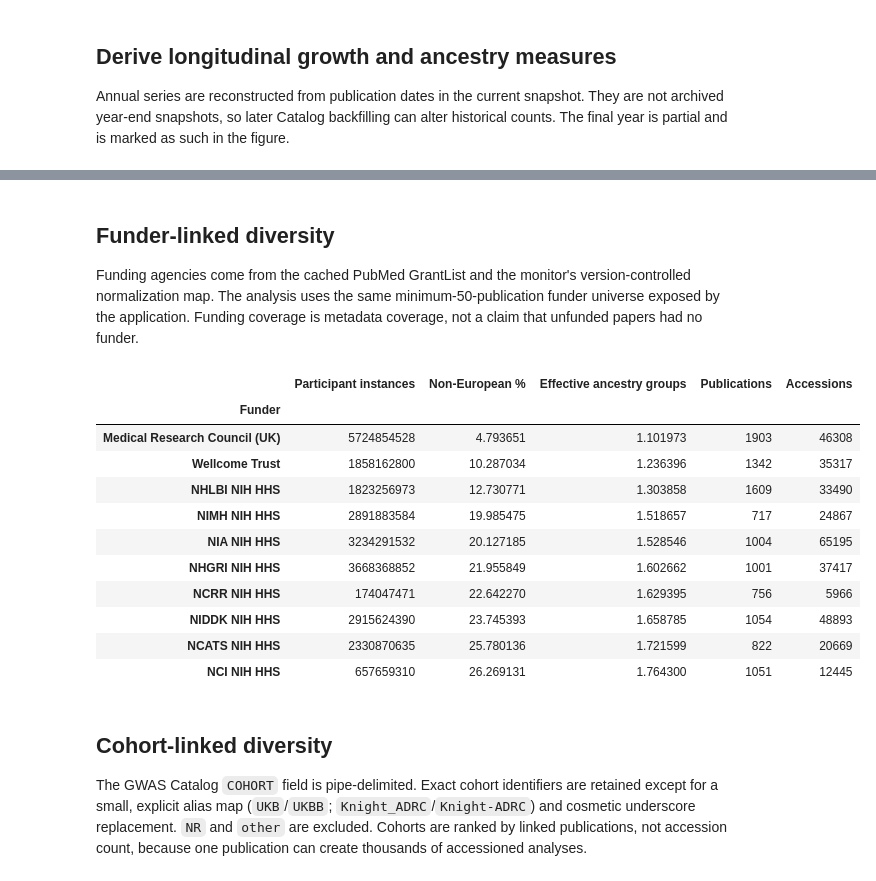
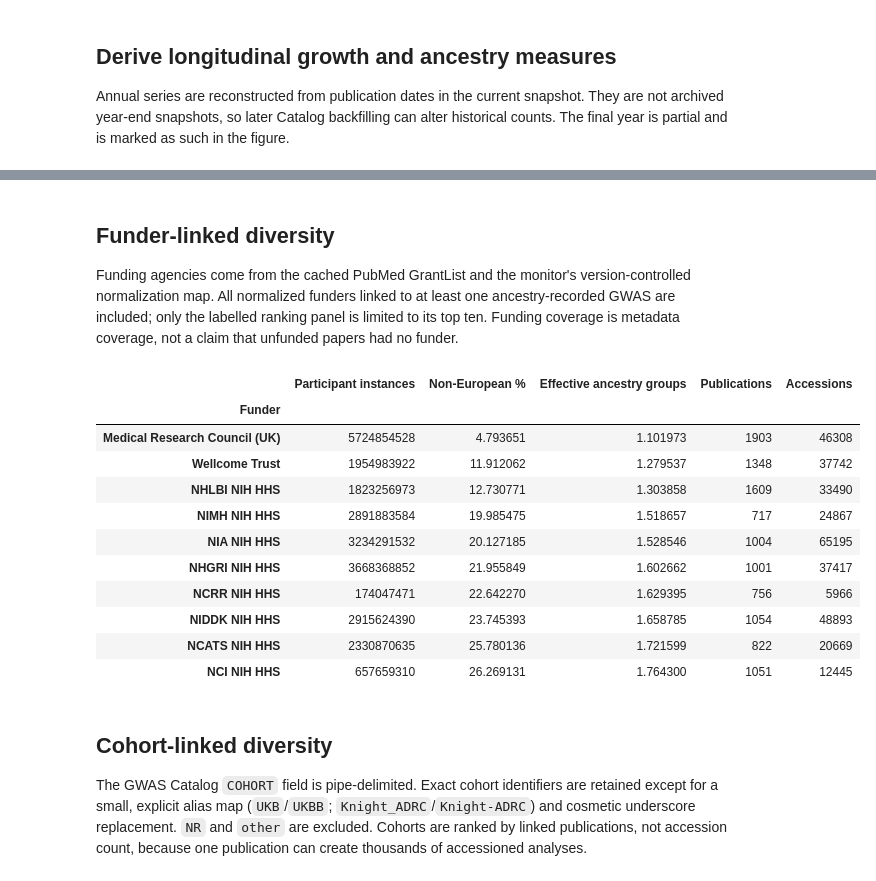
Before and after one commit to OxfordDemSci/gwasdiversitymonitor, a Jupyter notebook: static_figure/gwas_growth_diversity_figure.ipynb, the cells around one changed output, grey strips where cells are left out. Saved outputs shown, nothing was run; the diff lists cells and outputs as text; code cells hidden in the pictures.

```diff
--- a/static_figure/gwas_growth_diversity_figure.ipynb
+++ b/static_figure/gwas_growth_diversity_figure.ipynb
@@ -287,27 +290,21 @@ annual.tail(8)
 # %% [markdown]
 ## Funder-linked diversity
 
-Funding agencies come from the cached PubMed GrantList and the monitor's version-controlled normalization map. The analysis uses the same minimum-50-publication funder universe exposed by the application. Funding coverage is metadata coverage, not a claim that unfunded papers had no funder.
+Funding agencies come from the cached PubMed GrantList and the monitor's version-controlled normalization map. All normalized funders linked to at least one ancestry-recorded GWAS are included; only the labelled ranking panel is limited to its top ten. Funding coverage is metadata coverage, not a claim that unfunded papers had no funder.
 # %%
 with open(REPO_ROOT / "data/funders/pubmed_grants.json", encoding="utf-8") as source:
     grant_cache = json.load(source)
-with open(REPO_ROOT / "data/funders/index.json", encoding="utf-8") as source:
-    funder_index = json.load(source)
-
 cleaner = funder_pipeline.load_funder_cleaner(
     REPO_ROOT / "data/funders/funder_cleaner.json"
 )
 funding_by_publication = funder_pipeline.funding_names_by_publication(
     grant_cache, cleaner
 )
-visible_funders = [entry["name"] for entry in funder_index["funders"]]
-visible_funder_set = set(visible_funders)
 funding_long = pd.DataFrame(
     [
         (pmid, funder)
         for pmid, funders in funding_by_publication.items()
         for funder in funders
-        if funder in visible_funder_set
     ],
     columns=["PUBMEDID", "Funder"],
 ).drop_duplicates()
@@ -334,34 +331,34 @@ funder_composition = funder_counts.div(funder_counts.sum(axis=1), axis=0) * 100
 # Rank on linked publications rather than accessions, avoiding domination by
 # papers that submit thousands of accessioned analyses.
 top_funders = (
     funder_metrics.sort_values(["Publications", "Accessions"], ascending=False)
     .head(TOP_N).index.tolist()
 )
 
 ancestry_funder["Era"] = pd.cut(
     ancestry_funder["Year"], bins=ERA_BINS, labels=ERA_LABELS
 )
 funder_era_counts = (
     ancestry_funder
     .groupby(["Funder", "Era", "Broader"], observed=True)["N"].sum()
     .unstack(fill_value=0)
     .reindex(columns=ANCESTRY_ORDER, fill_value=0)
 )
 funder_era = (
     100 * (funder_era_counts.sum(axis=1) - funder_era_counts["European"])
     / funder_era_counts.sum(axis=1)
 ).rename("Non-European %").reset_index()
 
 FUNDING_COVERAGE_PCT = (
     funding_long["PUBMEDID"].nunique() / studies["PUBMEDID"].nunique() * 100
 )
 
 funder_metrics.loc[top_funders].sort_values("Non-European %")
 # %% [output]
 |  | Participant instances | Non-European % | Effective ancestry groups | Publications | Accessions |
 | Funder |  |  |  |  |  |
 | Medical Research Council (UK) | 5724854528 | 4.793651 | 1.101973 | 1903 | 46308 |
-| Wellcome Trust | 1858162800 | 10.287034 | 1.236396 | 1342 | 35317 |
+| Wellcome Trust | 1954983922 | 11.912062 | 1.279537 | 1348 | 37742 |
 | NHLBI NIH HHS | 1823256973 | 12.730771 | 1.303858 | 1609 | 33490 |
 | NIMH NIH HHS | 2891883584 | 19.985475 | 1.518657 | 717 | 24867 |
 | NIA NIH HHS | 3234291532 | 20.127185 | 1.528546 | 1004 | 65195 |
```
Also changed, not shown: parts of 6 cells of this notebook, 6 other files.
